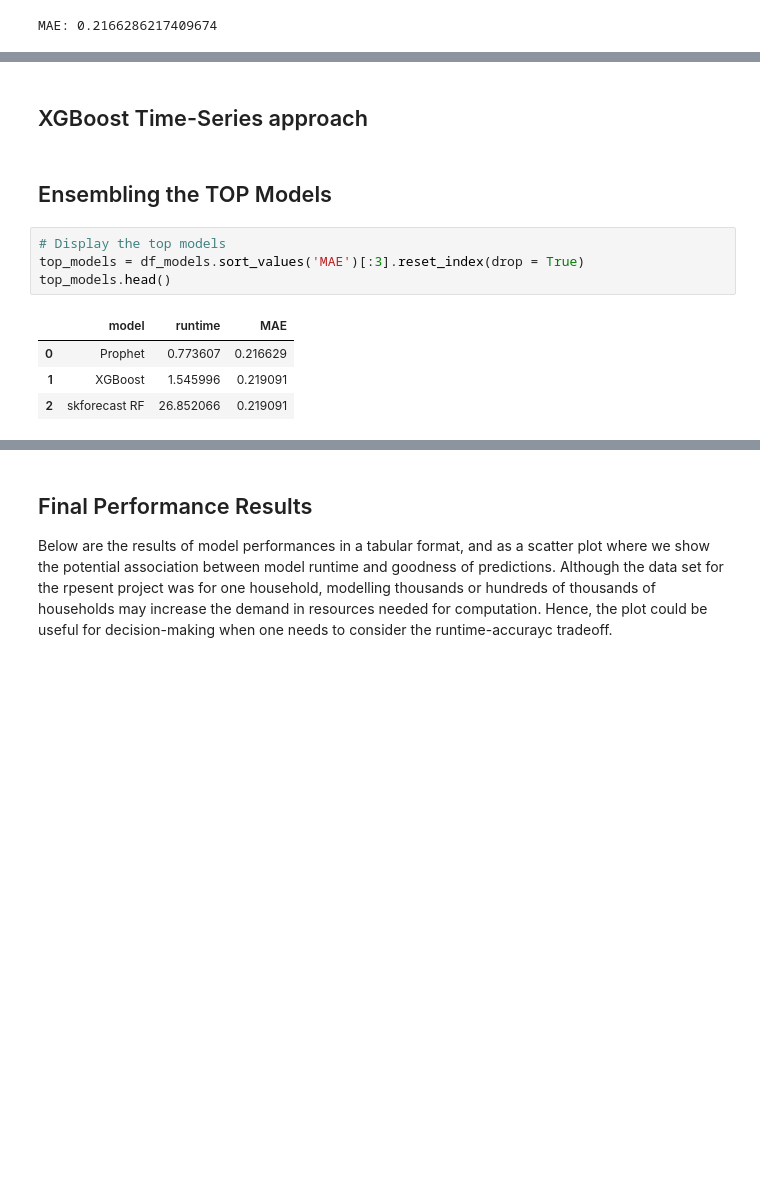
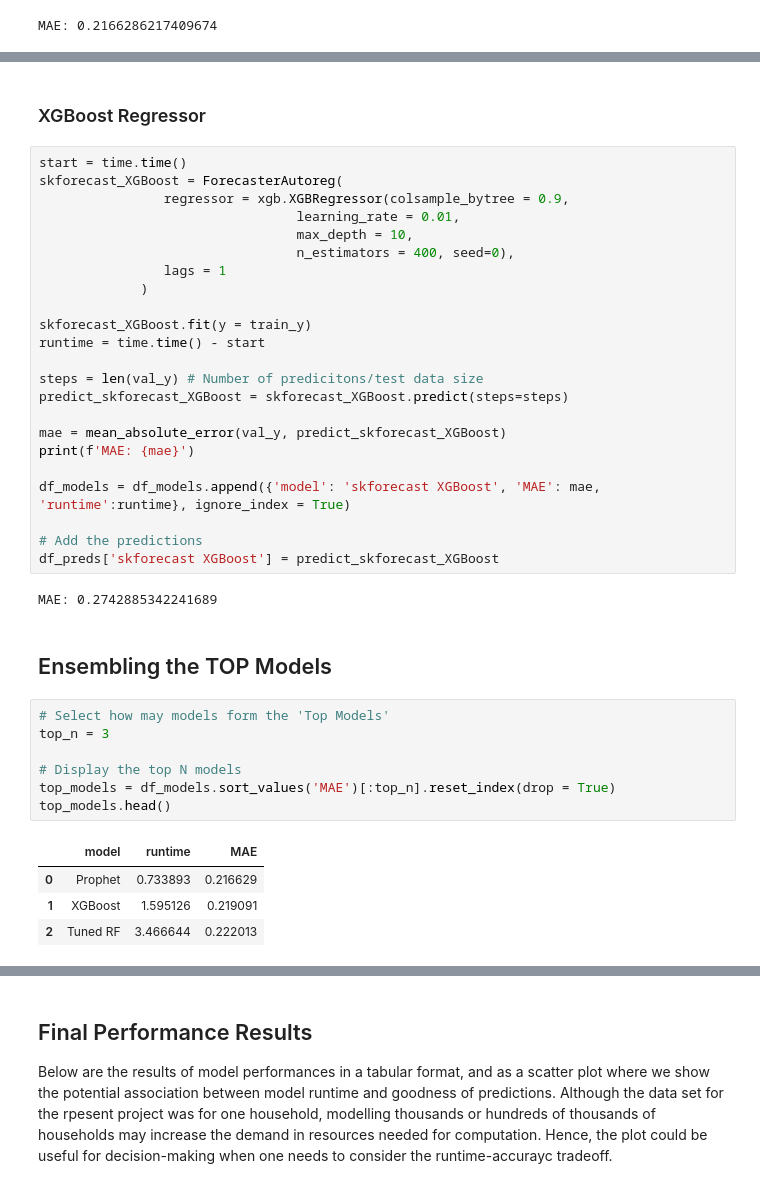
Before and after one commit to qetdr/ML-Electricity-Consumption, a Jupyter notebook: 0_CompleteNotebook.ipynb, the cells around one changed output, grey strips where cells are left out. Drawn from its saved outputs; the diff is of its cells as text; blank space fills up the shorter version.

```diff
--- a/0_CompleteNotebook.ipynb
+++ b/0_CompleteNotebook.ipynb
@@ -758,16 +742,44 @@ MAE: 0.21909084500967058
 # %% [markdown]
-## XGBoost Time-Series approach
+### XGBoost Regressor
+# %%
+start = time.time()
+skforecast_XGBoost = ForecasterAutoreg(
+                regressor = xgb.XGBRegressor(colsample_bytree = 0.9,
+                                 learning_rate = 0.01,
+                                 max_depth = 10,
+                                 n_estimators = 400, seed=0),
+                lags = 1
+             )
+
+skforecast_XGBoost.fit(y = train_y)
+runtime = time.time() - start
+
+steps = len(val_y) # Number of predicitons/test data size
+predict_skforecast_XGBoost = skforecast_XGBoost.predict(steps=steps)
+
+mae = mean_absolute_error(val_y, predict_skforecast_XGBoost)
+print(f'MAE: {mae}')
+
+df_models = df_models.append({'model': 'skforecast XGBoost', 'MAE': mae, 'runtime':runtime}, ignore_index = True)
+
+# Add the predictions
+df_preds['skforecast XGBoost'] = predict_skforecast_XGBoost
+# %% [output]
+MAE: 0.2742885342241689
 # %% [markdown]
 ## Ensembling the TOP Models
 # %%
-# Display the top models
-top_models = df_models.sort_values('MAE')[:3].reset_index(drop = True)
+# Select how may models form the 'Top Models'
+top_n = 3
+
+# Display the top N models
+top_models = df_models.sort_values('MAE')[:top_n].reset_index(drop = True)
 top_models.head()
 # %% [output]
 |  | model | runtime | MAE |
-| 0 | Prophet | 0.773607 | 0.216629 |
-| 1 | XGBoost | 1.545996 | 0.219091 |
-| 2 | skforecast RF | 26.852066 | 0.219091 |
+| 0 | Prophet | 0.733893 | 0.216629 |
+| 1 | XGBoost | 1.595126 | 0.219091 |
+| 2 | Tuned RF | 3.466644 | 0.222013 |
 # %%
 # Compute the average of top model predictions
 df_preds['TOP_ensemble'] = np.mean(df_preds[top_models['model']], axis = 1)
```
Also changed, not shown: parts of 16 cells of this notebook.
